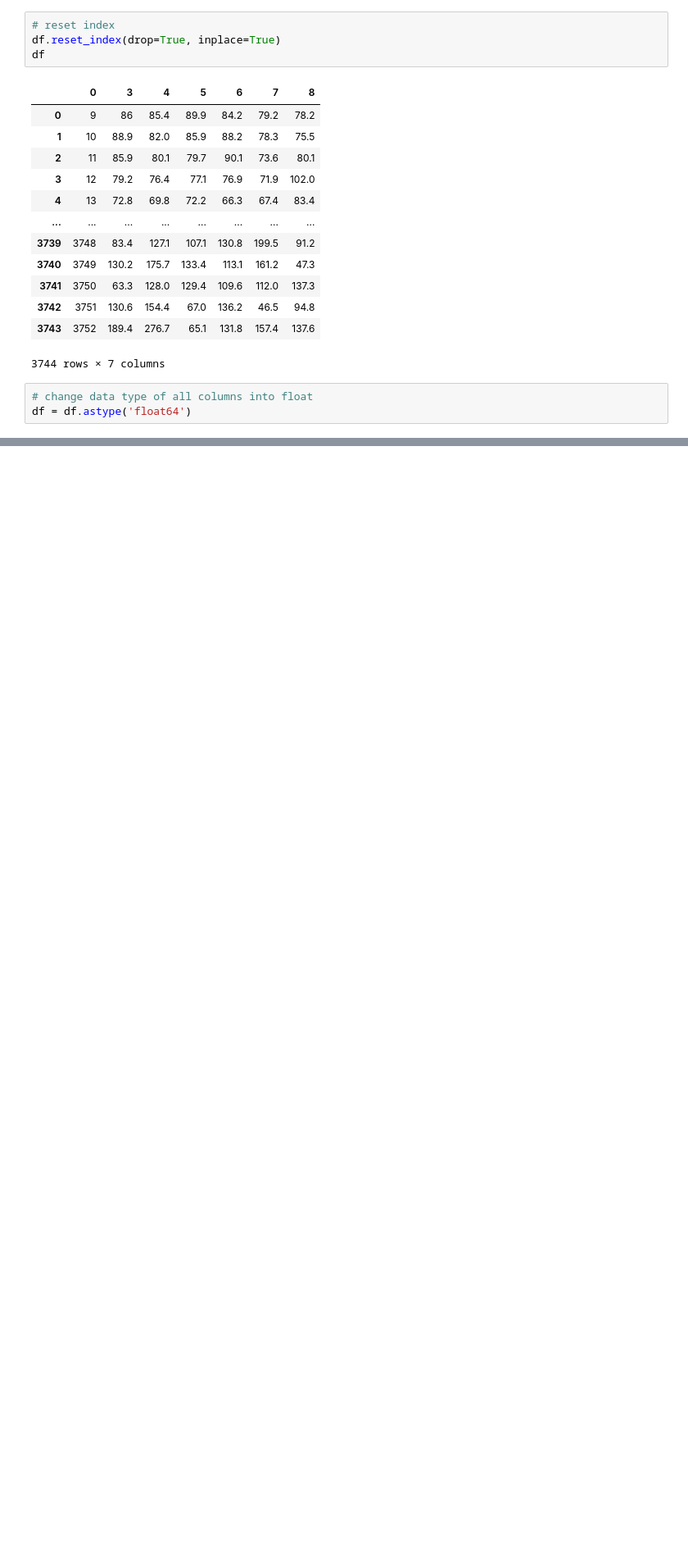
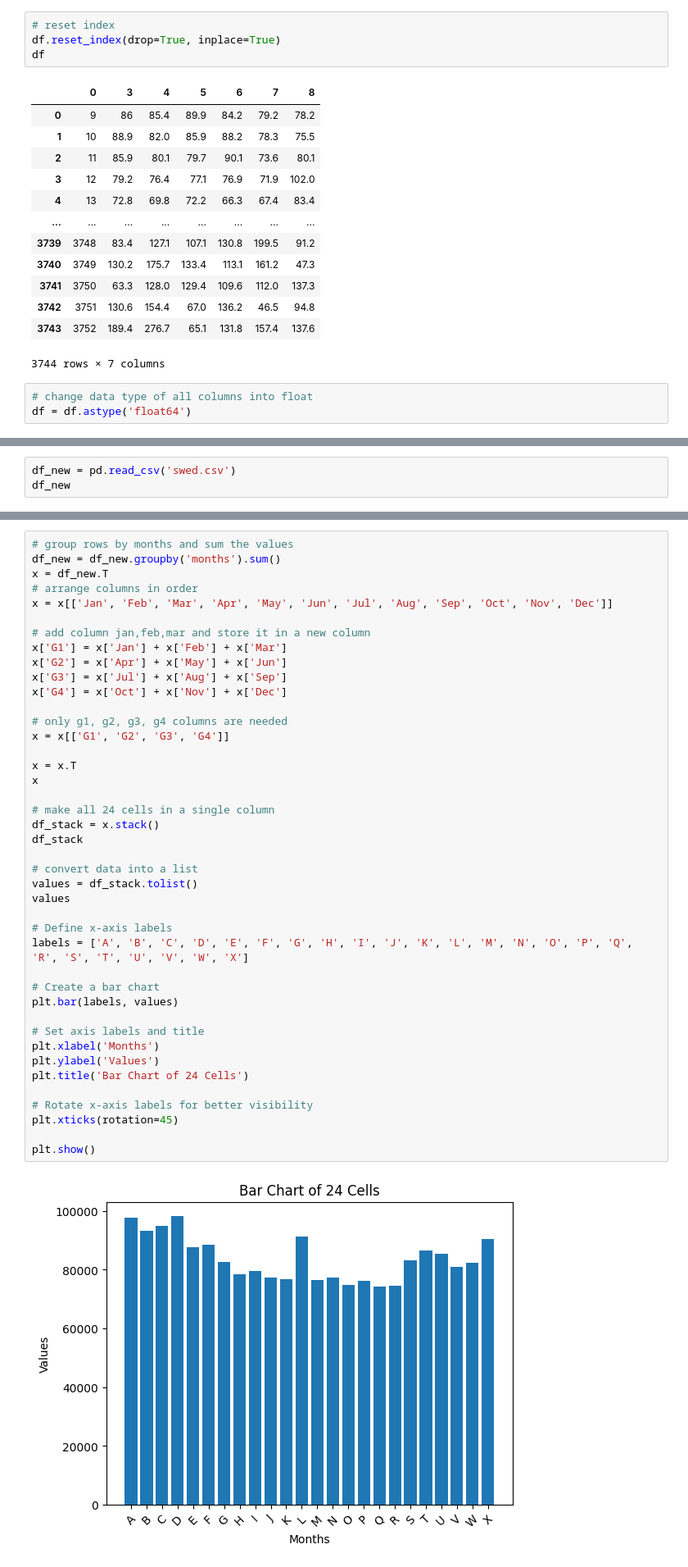
Before and after one commit to Harshjeet/trustlab, a Jupyter notebook: prob_1/graph1.ipynb, the cells around one changed output, grey strips where cells are left out. Shown: that part at 82% size. Drawn from its saved outputs; the diff is of its cells as text; blank space fills up the shorter version.

```diff
--- a/prob_1/graph1.ipynb
+++ b/prob_1/graph1.ipynb
@@ -232,0 +116,3 @@ df.head(50)
+# %%
+df_new = pd.read_csv('swed.csv')
+df_new
@@ -232,0 +133,44 @@ df.head(50)
+# %%
+# group rows by months and sum the values
+df_new = df_new.groupby('months').sum()
+x = df_new.T
+# arrange columns in order
+x = x[['Jan', 'Feb', 'Mar', 'Apr', 'May', 'Jun', 'Jul', 'Aug', 'Sep', 'Oct', 'Nov', 'Dec']]
+
+# add column jan,feb,mar and store it in a new column
+x['G1'] = x['Jan'] + x['Feb'] + x['Mar']
+x['G2'] = x['Apr'] + x['May'] + x['Jun']
+x['G3'] = x['Jul'] + x['Aug'] + x['Sep']
+x['G4'] = x['Oct'] + x['Nov'] + x['Dec']
+
+# only g1, g2, g3, g4 columns are needed
+x = x[['G1', 'G2', 'G3', 'G4']]
+
+x = x.T
+x
+
+# make all 24 cells in a single column
+df_stack = x.stack()
+df_stack
+
+# convert data into a list
+values = df_stack.tolist()
+values
+
+# Define x-axis labels
+labels = ['A', 'B', 'C', 'D', 'E', 'F', 'G', 'H', 'I', 'J', 'K', 'L', 'M', 'N', 'O', 'P', 'Q', 'R', 'S', 'T', 'U', 'V', 'W', 'X']
+
+# Create a bar chart
+plt.bar(labels, values)
+
+# Set axis labels and title
+plt.xlabel('Months')
+plt.ylabel('Values')
+plt.title('Bar Chart of 24 Cells')
+
+# Rotate x-axis labels for better visibility
+plt.xticks(rotation=45)
+
+plt.show()
+# %% [output]
+[figure, added]
```
Also changed, not shown: parts of 9 cells of this notebook.
